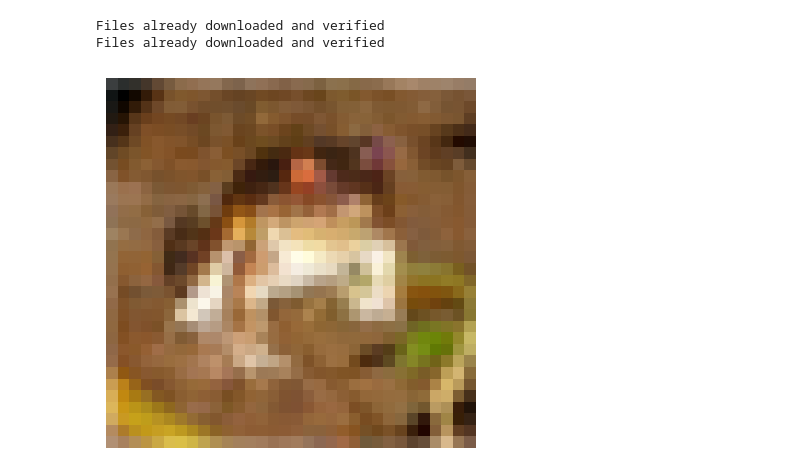
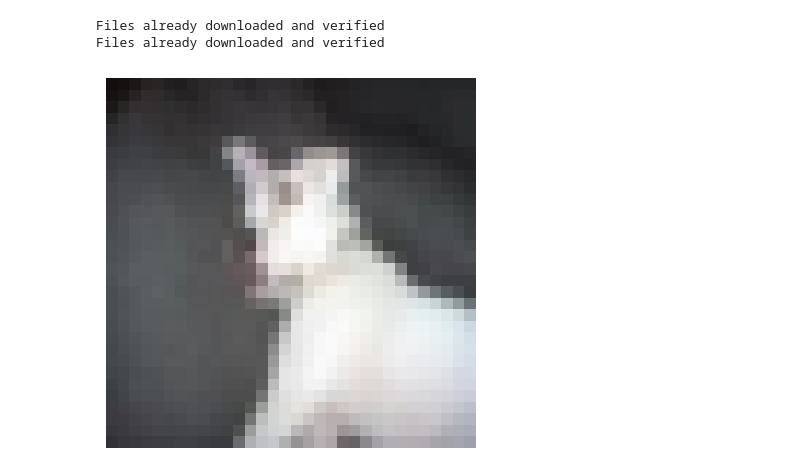
Before and after one commit to RPI-DSPlab/Prediction-Depth, a Jupyter notebook: visualization.ipynb, the cells around one changed output. Cells and saved outputs as stored; diff of their text form; code cells hidden in the pictures.

Commit message:
visualization obtained

```diff
--- a/visualization.ipynb
+++ b/visualization.ipynb
@@ -54,21 +68,21 @@ dataloader_test = DataLoader(testset, batch_size=1, shuffle=False)
 CIFAR_dict = {}
 
 for imgs, targets, indexes in dataloader_train:
-    for imgs, targets, index in zip(imgs, targets, indexes):
-        CIFAR_dict[index.item()] = (imgs, targets)
+    for img, target, index in zip(imgs, targets, indexes):
+        CIFAR_dict[index.item()] = (img, target)
 for imgs, targets, indexes in dataloader_test:
-    for imgs, targets, index in zip(imgs, targets, indexes):
-        CIFAR_dict[index.item()] = (imgs, targets)
+    for img, target, index in zip(imgs, targets, indexes):
+        CIFAR_dict[index.item()] = (img, target)
 # %% [output]
 Files already downloaded and verified
 Files already downloaded and verified
 # %%
-image_np = CIFAR_dict[0][0].numpy()
+image_np = CIFAR_dict[1198][0].numpy()
 image_np = image_np.transpose(1, 2, 0)
 
 # Plot the CIFAR-10 image
 plt.imshow(image_np)
 plt.axis('off')
 plt.show()
 # %% [output]
-[figure, old version]
+[figure, new version]
```
Also changed, not shown: parts of 4 cells of this notebook.
